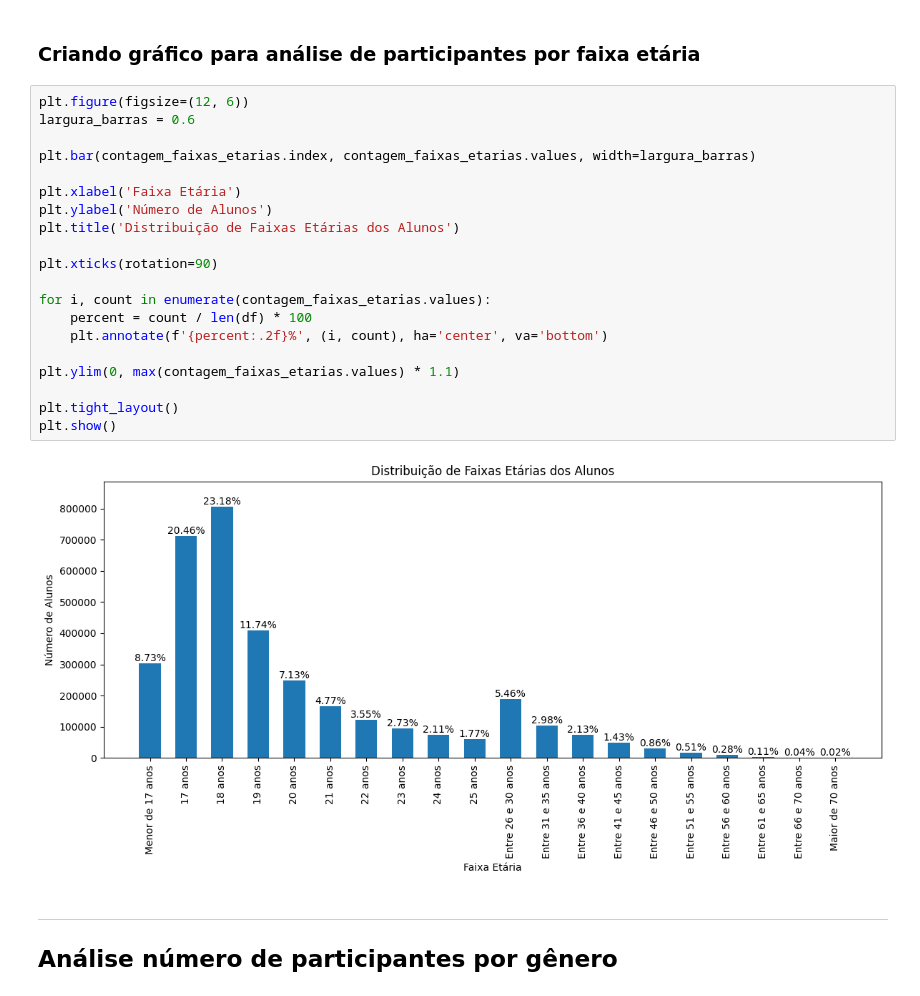
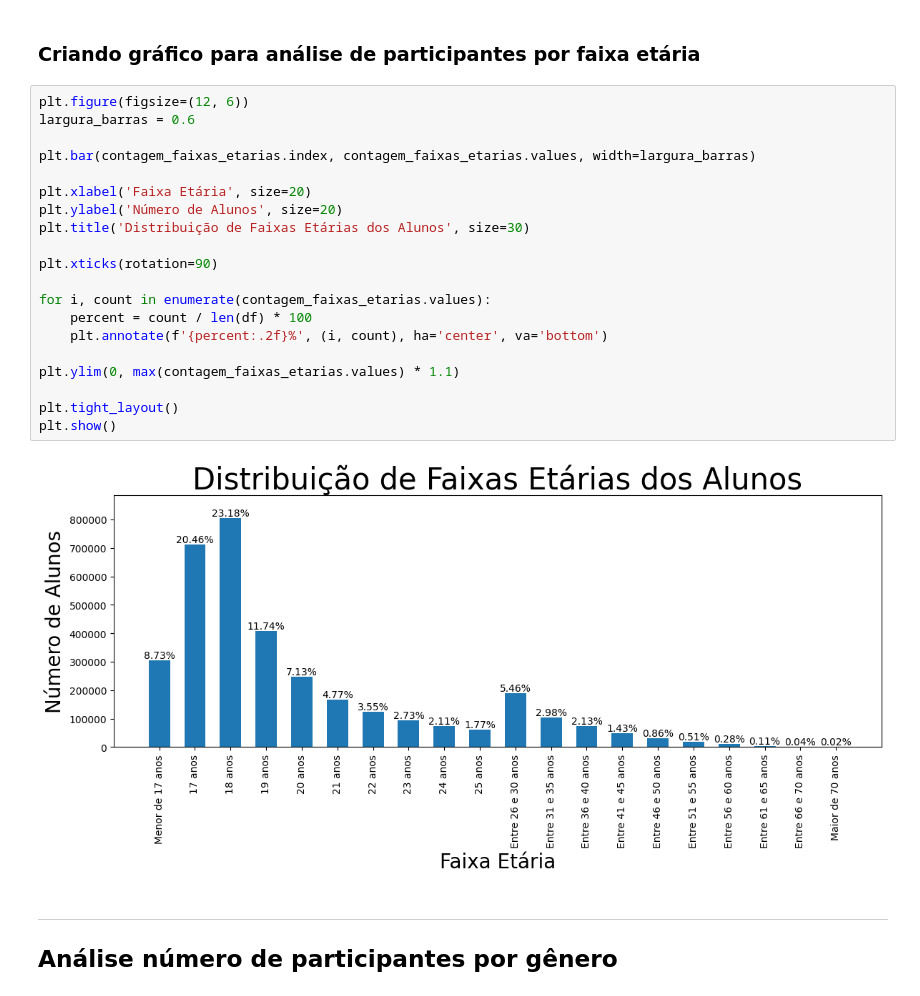
Before and after one commit to giolangella/Analise-de-Microdados-ENEM-2022, a Jupyter notebook: main.ipynb, the cells around one changed output. Drawn from its saved outputs; the diff is of its cells as text.

```diff
--- a/main.ipynb
+++ b/main.ipynb
@@ -137,25 +137,25 @@ contagem_faixas_etarias = contagem_faixas_etarias.sort_index()
 # %%
 plt.figure(figsize=(12, 6))
 largura_barras = 0.6
 
 plt.bar(contagem_faixas_etarias.index, contagem_faixas_etarias.values, width=largura_barras)
 
-plt.xlabel('Faixa Etária')
-plt.ylabel('Número de Alunos')
-plt.title('Distribuição de Faixas Etárias dos Alunos')
+plt.xlabel('Faixa Etária', size=20)
+plt.ylabel('Número de Alunos', size=20)
+plt.title('Distribuição de Faixas Etárias dos Alunos', size=30)
 
 plt.xticks(rotation=90)
 
 for i, count in enumerate(contagem_faixas_etarias.values):
     percent = count / len(df) * 100
     plt.annotate(f'{percent:.2f}%', (i, count), ha='center', va='bottom')
 
 plt.ylim(0, max(contagem_faixas_etarias.values) * 1.1)
 
 plt.tight_layout()
 plt.show()
 # %% [output]
-[figure, old version]
+[figure, new version]
 # %% [markdown]
 ___
 ## Análise número de participantes por gênero
```
Also changed, not shown: parts of 11 cells of this notebook.
